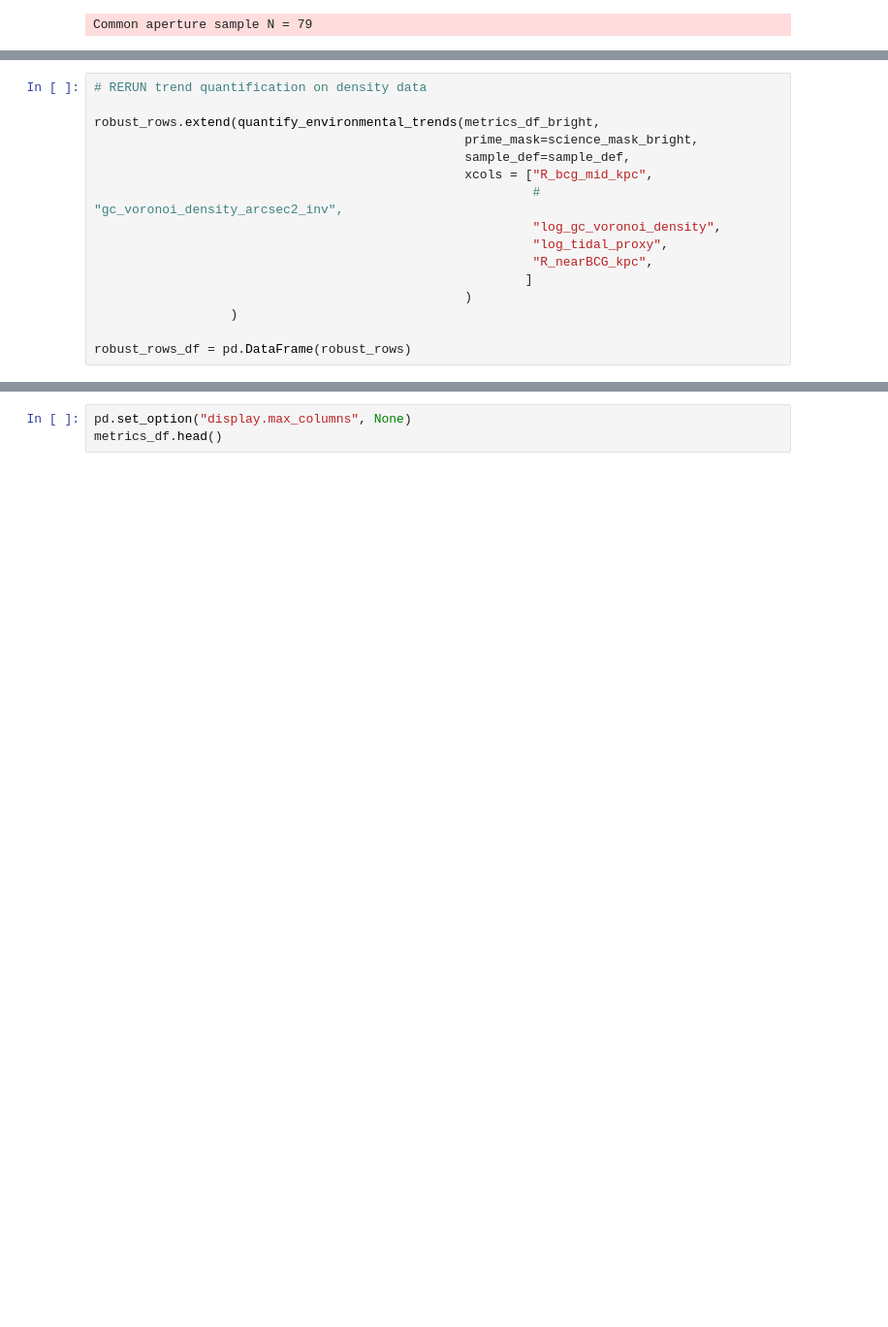
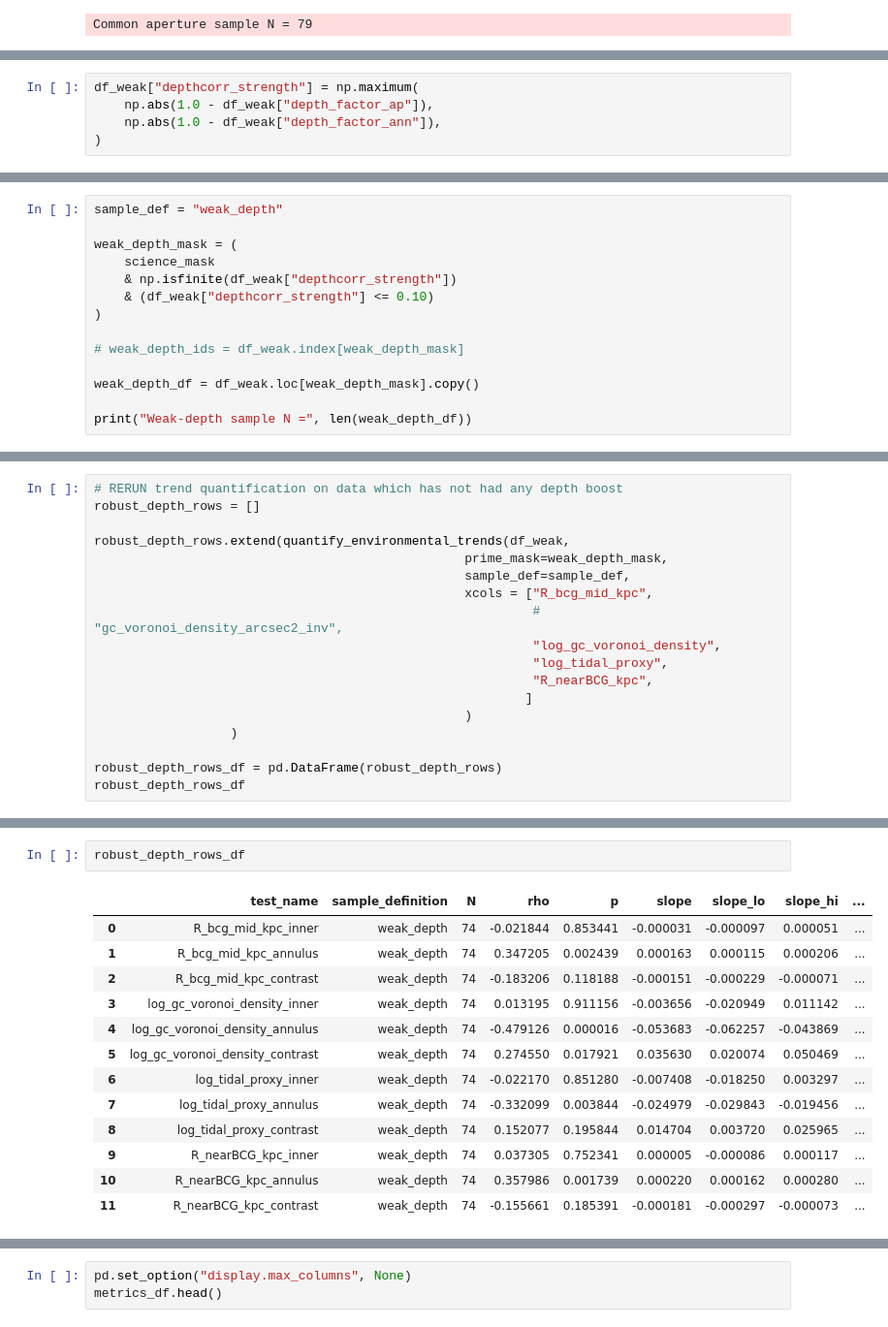
Before and after one commit to Pommers/Coma-GCS-colors, a Jupyter notebook: Paper3_color_metrics_referee_revised.ipynb, the cells around one changed output, grey strips where cells are left out. Shown at 97% size. Drawn from its saved outputs; the diff is of its cells as text; blank space fills up the shorter version.

Commit message:
Final depth sensitivity test

```diff
--- a/Paper3_color_metrics_referee_revised.ipynb
+++ b/Paper3_color_metrics_referee_revised.ipynb
@@ -4850,0 +5134,5 @@ Varying the aperture scale from 6Re / 9–15Re through the fiducial 8Re / 12–2
+# %%
+df_weak["depthcorr_strength"] = np.maximum(
+    np.abs(1.0 - df_weak["depth_factor_ap"]),
+    np.abs(1.0 - df_weak["depth_factor_ann"]),
+)
@@ -4850,0 +5229,14 @@ Varying the aperture scale from 6Re / 9–15Re through the fiducial 8Re / 12–2
+# %%
+sample_def = "weak_depth"
+
+weak_depth_mask = (
+    science_mask
+    & np.isfinite(df_weak["depthcorr_strength"])
+    & (df_weak["depthcorr_strength"] <= 0.10)
+)
+
+# weak_depth_ids = df_weak.index[weak_depth_mask]
+
+weak_depth_df = df_weak.loc[weak_depth_mask].copy()
+
+print("Weak-depth sample N =", len(weak_depth_df))
@@ -4851,8 +5245,9 @@ Varying the aperture scale from 6Re / 9–15Re through the fiducial 8Re / 12–2
 # %%
-# RERUN trend quantification on density data
+# RERUN trend quantification on data which has not had any depth boost
+robust_depth_rows = []
 
-robust_rows.extend(quantify_environmental_trends(metrics_df_bright,
-                                                 prime_mask=science_mask_bright,
+robust_depth_rows.extend(quantify_environmental_trends(df_weak,
+                                                 prime_mask=weak_depth_mask,
                                                  sample_def=sample_def,
                                                  xcols = ["R_bcg_mid_kpc",
                                                           # "gc_voronoi_density_arcsec2_inv",
@@ -4863,5 +5258,6 @@ robust_rows.extend(quantify_environmental_trends(metrics_df_bright,
                                                  )
                   )
 
-robust_rows_df = pd.DataFrame(robust_rows)
+robust_depth_rows_df = pd.DataFrame(robust_depth_rows)
+robust_depth_rows_df
 # %% [output]
@@ -4966,0 +5281,16 @@ for xcol in xcols:
+# %%
+robust_depth_rows_df
+# %% [output]
+|  | test_name | sample_definition | N | rho | p | slope | slope_lo | slope_hi | ... |
+| 0 | R_bcg_mid_kpc_inner | weak_depth | 74 | -0.021844 | 0.853441 | -0.000031 | -0.000097 | 0.000051 | ... |
+| 1 | R_bcg_mid_kpc_annulus | weak_depth | 74 | 0.347205 | 0.002439 | 0.000163 | 0.000115 | 0.000206 | ... |
+| 2 | R_bcg_mid_kpc_contrast | weak_depth | 74 | -0.183206 | 0.118188 | -0.000151 | -0.000229 | -0.000071 | ... |
+| 3 | log_gc_voronoi_density_inner | weak_depth | 74 | 0.013195 | 0.911156 | -0.003656 | -0.020949 | 0.011142 | ... |
+| 4 | log_gc_voronoi_density_annulus | weak_depth | 74 | -0.479126 | 0.000016 | -0.053683 | -0.062257 | -0.043869 | ... |
+| 5 | log_gc_voronoi_density_contrast | weak_depth | 74 | 0.274550 | 0.017921 | 0.035630 | 0.020074 | 0.050469 | ... |
+| 6 | log_tidal_proxy_inner | weak_depth | 74 | -0.022170 | 0.851280 | -0.007408 | -0.018250 | 0.003297 | ... |
+| 7 | log_tidal_proxy_annulus | weak_depth | 74 | -0.332099 | 0.003844 | -0.024979 | -0.029843 | -0.019456 | ... |
+| 8 | log_tidal_proxy_contrast | weak_depth | 74 | 0.152077 | 0.195844 | 0.014704 | 0.003720 | 0.025965 | ... |
+| 9 | R_nearBCG_kpc_inner | weak_depth | 74 | 0.037305 | 0.752341 | 0.000005 | -0.000086 | 0.000117 | ... |
+| 10 | R_nearBCG_kpc_annulus | weak_depth | 74 | 0.357986 | 0.001739 | 0.000220 | 0.000162 | 0.000280 | ... |
+| 11 | R_nearBCG_kpc_contrast | weak_depth | 74 | -0.155661 | 0.185391 | -0.000181 | -0.000297 | -0.000073 | ... |
```
Also changed, not shown: parts of 21 cells of this notebook.
